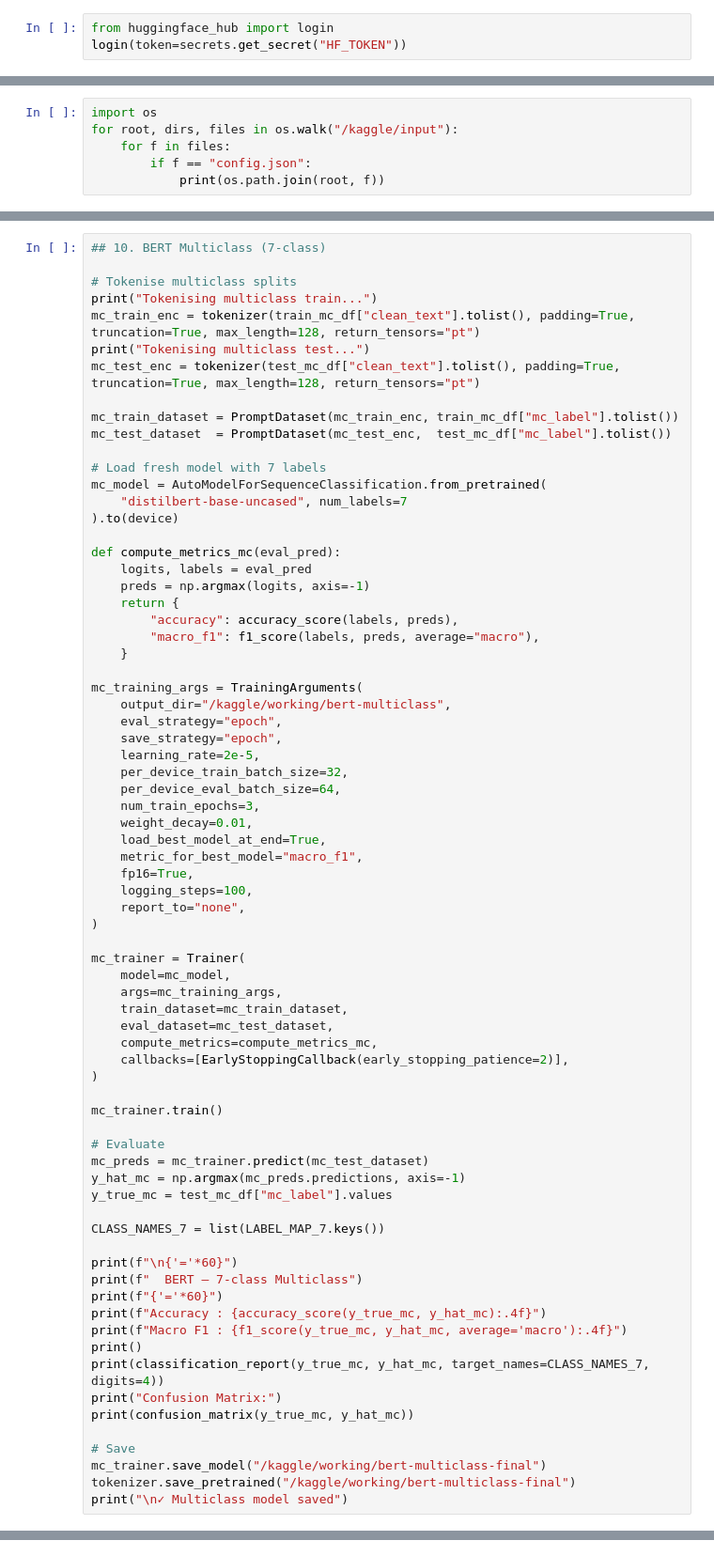
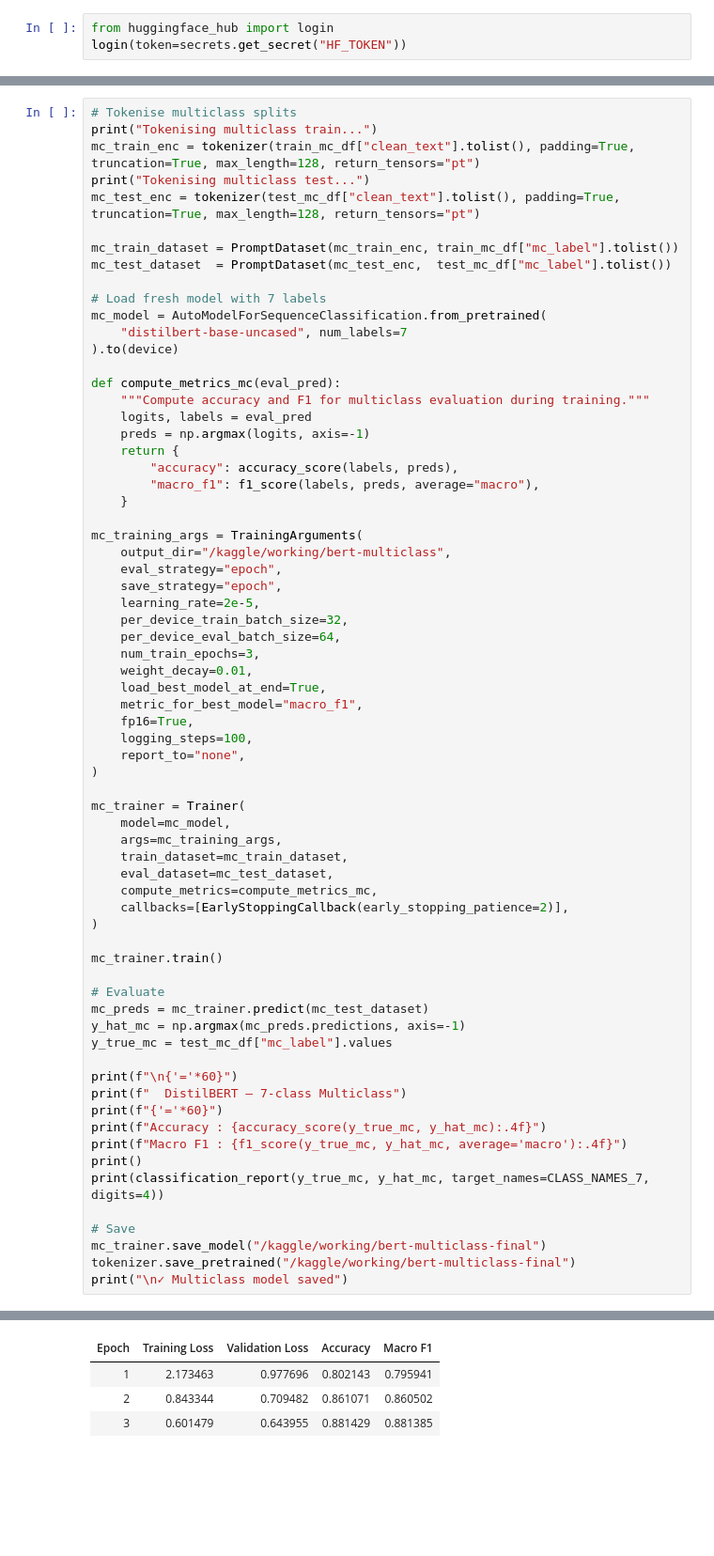
Before and after one commit to AnuKhadye/prompt-injection-detection, a Jupyter notebook: Main_Working_Book.ipynb, the cells around one changed output, grey strips where cells are left out. Shown at 94% size. Saved outputs shown, nothing was run; the diff lists cells and outputs as text; blank space fills up the shorter version.

```diff
--- a/Main_Working_Book.ipynb
+++ b/Main_Working_Book.ipynb
@@ -682,6 +910,0 @@ else:
-# %%
-import os
-for root, dirs, files in os.walk("/kaggle/input"):
-    for f in files:
-        if f == "config.json":
-            print(os.path.join(root, f))
@@ -744,6 +1037,4 @@ print(bert_results_df.to_string(index=False))
 # %%
-## 10. BERT Multiclass (7-class)
-
 # Tokenise multiclass splits
 print("Tokenising multiclass train...")
 mc_train_enc = tokenizer(train_mc_df["clean_text"].tolist(), padding=True, truncation=True, max_length=128, return_tensors="pt")
@@ -759,6 +1050,7 @@ mc_model = AutoModelForSequenceClassification.from_pretrained(
 ).to(device)
 
 def compute_metrics_mc(eval_pred):
+    """Compute accuracy and F1 for multiclass evaluation during training."""
     logits, labels = eval_pred
     preds = np.argmax(logits, axis=-1)
     return {
@@ -798,19 +1090,16 @@ mc_preds = mc_trainer.predict(mc_test_dataset)
 y_hat_mc = np.argmax(mc_preds.predictions, axis=-1)
 y_true_mc = test_mc_df["mc_label"].values
 
-CLASS_NAMES_7 = list(LABEL_MAP_7.keys())
-
 print(f"\n{'='*60}")
-print(f"  BERT — 7-class Multiclass")
+print(f"  DistilBERT — 7-class Multiclass")
 print(f"{'='*60}")
 print(f"Accuracy : {accuracy_score(y_true_mc, y_hat_mc):.4f}")
 print(f"Macro F1 : {f1_score(y_true_mc, y_hat_mc, average='macro'):.4f}")
 print()
 print(classification_report(y_true_mc, y_hat_mc, target_names=CLASS_NAMES_7, digits=4))
-print("Confusion Matrix:")
-print(confusion_matrix(y_true_mc, y_hat_mc))
 
 # Save
 mc_trainer.save_model("/kaggle/working/bert-multiclass-final")
 tokenizer.save_pretrained("/kaggle/working/bert-multiclass-final")
 print("\n✓ Multiclass model saved")
+# %% [output]
@@ -816,0 +1125,4 @@ print("\n✓ Multiclass model saved")
+| Epoch | Training Loss | Validation Loss | Accuracy | Macro F1 |
+| 1 | 2.173463 | 0.977696 | 0.802143 | 0.795941 |
+| 2 | 0.843344 | 0.709482 | 0.861071 | 0.860502 |
+| 3 | 0.601479 | 0.643955 | 0.881429 | 0.881385 |
```
Also changed, not shown: parts of 42 cells of this notebook.
